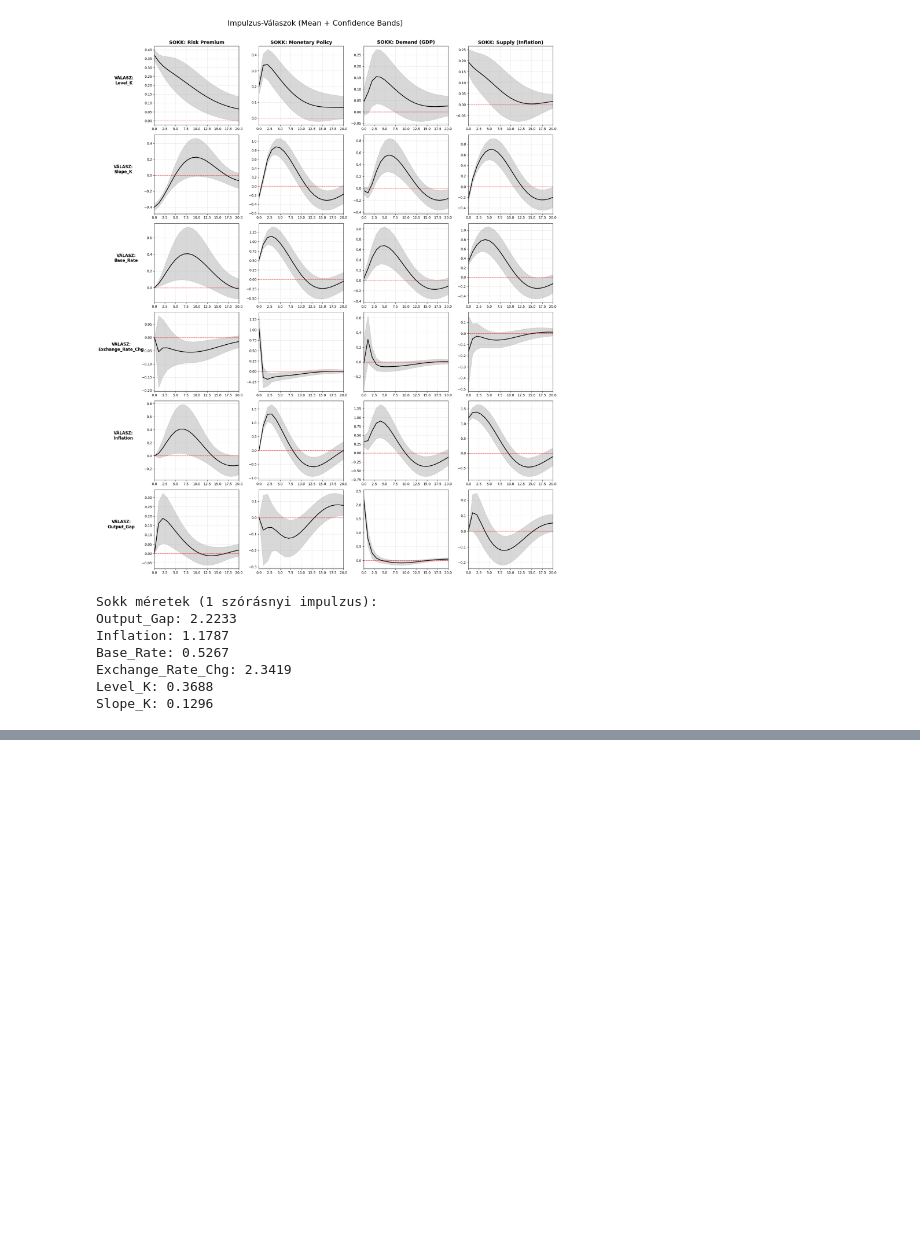
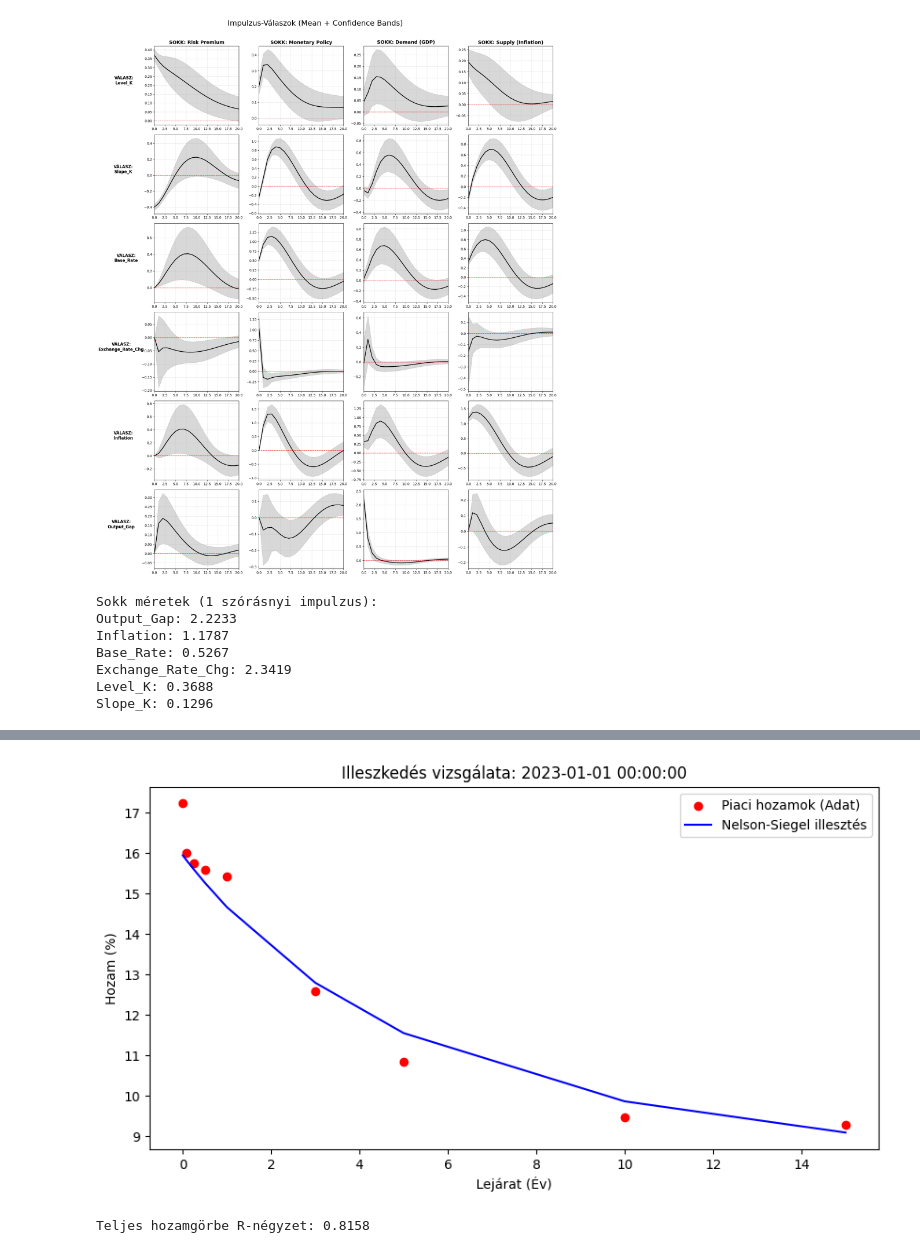
Before and after one commit to KraBence/Project_lab_NS_model, a Jupyter notebook: NS_model_implementation.ipynb, the cells around one changed output, grey strips where cells are left out. Cells and saved outputs as stored; diff of their text form; code cells hidden in the pictures; blank space fills up the shorter version.

```diff
--- a/NS_model_implementation.ipynb
+++ b/NS_model_implementation.ipynb
@@ -706,3 +706,18 @@ Base_Rate: 0.5267
 Exchange_Rate_Chg: 2.3419
 Level_K: 0.3688
 Slope_K: 0.1296
+# %%
+# A modell által becsült (fitted) értékek kinyerése
+# res_kf a mod_kf.fit() eredménye
+predicted_yields = res_kf.fittedvalues.iloc[:, :9] # Csak a hozamok rész
+actual_yields = combined_data.iloc[:, :9]
+
+# Hibák kiszámítása (bázispontban, ha a hozamok %-ban vannak)
+errors = (actual_yields - predicted_yields)
+
+rmse = np.sqrt((errors**2).mean())
+mae = errors.abs().mean()
+
+print("--- ILLESZKEDÉS JÓSÁGA (Lejáratonként) ---")
+for maturity, val in mae.items():
+    print(f"{maturity}: {val:.4f} százalékpont (kb. {val*100:.1f} bp) átlagos hiba")
@@ -708,0 +759,28 @@ Slope_K: 0.1296
+# %%
+import matplotlib.pyplot as plt
+
+def plot_fitted_curve(date_index):
+    # Tényleges pontok
+    actual = actual_yields.iloc[date_index]
+    # Modell szerinti pontok
+    fitted = predicted_yields.iloc[date_index]
+
+    plt.figure(figsize=(10,5))
+    plt.scatter(maturities_years, actual, color='red', label='Piaci hozamok (Adat)')
+    plt.plot(maturities_years, fitted, color='blue', label='Nelson-Siegel illesztés')
+    plt.title(f'Illeszkedés vizsgálata: {actual_yields.index[date_index]}')
+    plt.xlabel('Lejárat (Év)')
+    plt.ylabel('Hozam (%)')
+    plt.legend()
+    plt.show()
+
+# Nézzük meg az utolsó negyedévet (2024 Q4)
+plot_fitted_curve(-8)
+# %% [output]
+[figure, added]
+# %%
+from sklearn.metrics import r2_score
+r2 = r2_score(actual_yields, predicted_yields)
+print(f"Teljes hozamgörbe R-négyzet: {r2:.4f}")
+# %% [output]
+Teljes hozamgörbe R-négyzet: 0.8158
```
Also changed, not shown: parts of 7 cells of this notebook.
